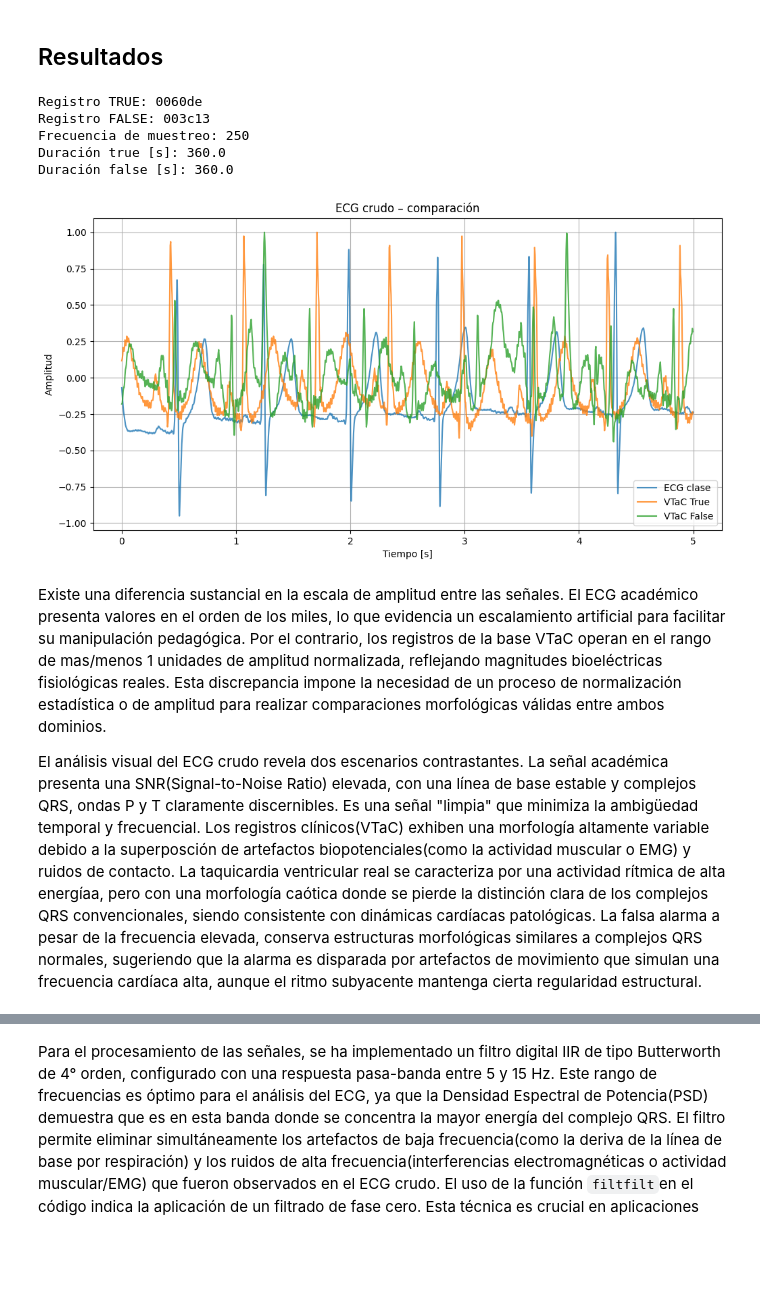
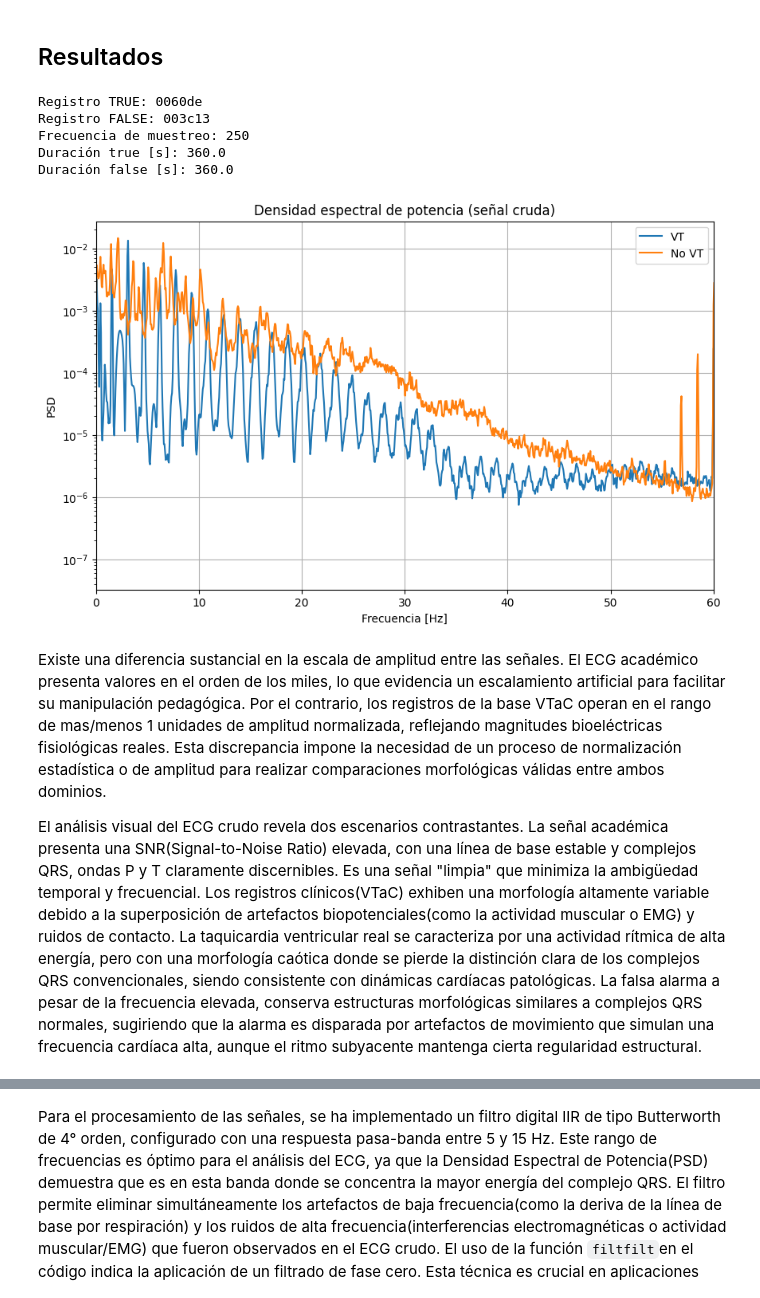
Before and after one commit to aguspaolini/aps-Paolini-Rosso, a Jupyter notebook: Trabajo Final.ipynb, the cells around one changed output, grey strips where cells are left out. Saved outputs shown, nothing was run; the diff lists cells and outputs as text; code cells hidden in the pictures; blank space fills up the shorter version.

```diff
--- a/Trabajo Final.ipynb
+++ b/Trabajo Final.ipynb
@@ -58,61 +64,53 @@ def encontrar_record_completo(record_id, waveforms_path):
 
 def cargar_ecg_vtac(record_id):
     record_path = encontrar_record_completo(record_id, waveforms_path)
     record = wfdb.rdrecord(record_path)
     ecg = record.p_signal[:, 0]   # usamos una derivación
     fs = record.fs
     return ecg, fs
 
 ecg_true, fs = cargar_ecg_vtac(registro_true)
 ecg_false, _ = cargar_ecg_vtac(registro_false)
 
 print("Frecuencia de muestreo:", fs)
 print("Duración true [s]:", len(ecg_true)/fs)
 print("Duración false [s]:", len(ecg_false)/fs)
 
 # ============================
 # ECG DE CLASE
 fs_class = 1000  # Hz
 
-mat_struct = sio.loadmat("./ECG_TP4.mat")
-ecg_class = mat_struct["ecg_lead"].flatten()
+# ======================================================
+# ANÁLISIS ESPECTRAL (SEÑAL CRUDA)
+# ======================================================
 
-duracion = 5  # segundos
+# Quitamos media (opcional pero recomendable)
+ecg_true_centered = ecg_true - np.mean(ecg_true)
+ecg_false_centered = ecg_false - np.mean(ecg_false)
 
-ecg_class_seg = ecg_class[:duracion * fs_class]
-ecg_true_seg = ecg_true[:duracion * fs]
-ecg_false_seg = ecg_false[:duracion * fs]
+# Welch sobre señal cruda
+f_vt, psd_vt = sig.welch(ecg_true_centered, fs, nperseg=4096)
+f_no, psd_no = sig.welch(ecg_false_centered, fs, nperseg=4096)
 
-t_class = np.arange(len(ecg_class_seg)) / fs_class
-t_vtac = np.arange(len(ecg_true_seg)) / fs
-
-def normalizar(x):
-    return x / np.max(np.abs(x))
-
-ecg_class_n = normalizar(ecg_class_seg)
-ecg_true_n = normalizar(ecg_true_seg)
-ecg_false_n = normalizar(ecg_false_seg)
-
-plt.figure(figsize=(12,6))
-plt.plot(t_class, ecg_class_n, label="ECG clase", alpha=0.8)
-plt.plot(t_vtac, ecg_true_n, label="VTaC True", alpha=0.8)
-plt.plot(t_vtac, ecg_false_n, label="VTaC False", alpha=0.8)
-
-plt.xlabel("Tiempo [s]")
-plt.ylabel("Amplitud")
-plt.title("ECG crudo – comparación")
+plt.figure(figsize=(10,6))
+plt.semilogy(f_vt, psd_vt, label="VT")
+plt.semilogy(f_no, psd_no, label="No VT")
+plt.xlim(0, 60)
+plt.xlabel("Frecuencia [Hz]")
+plt.ylabel("PSD")
+plt.title("Densidad espectral de potencia (señal cruda)")
 plt.legend()
-plt.grid(True)
+plt.grid()
 plt.show()
 # %% [output]
 Registro TRUE: 0060de
 Registro FALSE: 003c13
 Frecuencia de muestreo: 250
 Duración true [s]: 360.0
 Duración false [s]: 360.0
-[figure, old version]
+[figure, new version]
 # %% [markdown]
 Existe una diferencia sustancial en la escala de amplitud entre las señales. El ECG académico presenta valores en el orden de los miles, lo que evidencia un escalamiento artificial para facilitar su manipulación pedagógica. Por el contrario, los registros de la base VTaC operan en el rango de mas/menos 1 unidades de amplitud normalizada, reflejando magnitudes bioeléctricas fisiológicas reales. Esta discrepancia impone la necesidad de un proceso de normalización estadística o de amplitud para realizar comparaciones morfológicas válidas entre ambos dominios.
 
-El análisis visual del ECG crudo revela dos escenarios contrastantes. La señal académica presenta una SNR(Signal-to-Noise Ratio) elevada, con una línea de base estable y complejos QRS, ondas P y T claramente discernibles. Es una señal "limpia" que minimiza la ambigüedad temporal y frecuencial. Los registros clínicos(VTaC) exhiben una morfología altamente variable debido a la superposción de artefactos biopotenciales(como la actividad muscular o EMG) y ruidos de contacto. La taquicardia ventricular real se caracteriza por una actividad rítmica de alta energíaa, pero con una morfología caótica donde se pierde la distinción clara de los complejos QRS convencionales, siendo consistente con dinámicas cardíacas patológicas. La falsa alarma a pesar de la frecuencia elevada, conserva estructuras morfológicas similares a complejos QRS normales, sugeriendo que la alarma es disparada por artefactos de movimiento que simulan una frecuencia cardíaca alta, aunque el ritmo subyacente mantenga cierta regularidad estructural.
+El análisis visual del ECG crudo revela dos escenarios contrastantes. La señal académica presenta una SNR(Signal-to-Noise Ratio) elevada, con una línea de base estable y complejos QRS, ondas P y T claramente discernibles. Es una señal "limpia" que minimiza la ambigüedad temporal y frecuencial. Los registros clínicos(VTaC) exhiben una morfología altamente variable debido a la superposición de artefactos biopotenciales(como la actividad muscular o EMG) y ruidos de contacto. La taquicardia ventricular real se caracteriza por una actividad rítmica de alta energía, pero con una morfología caótica donde se pierde la distinción clara de los complejos QRS convencionales, siendo consistente con dinámicas cardíacas patológicas. La falsa alarma a pesar de la frecuencia elevada, conserva estructuras morfológicas similares a complejos QRS normales, sugiriendo que la alarma es disparada por artefactos de movimiento que simulan una frecuencia cardíaca alta, aunque el ritmo subyacente mantenga cierta regularidad estructural.
 # %%
```
Also changed, not shown: parts of 14 cells of this notebook, 2 other files.
